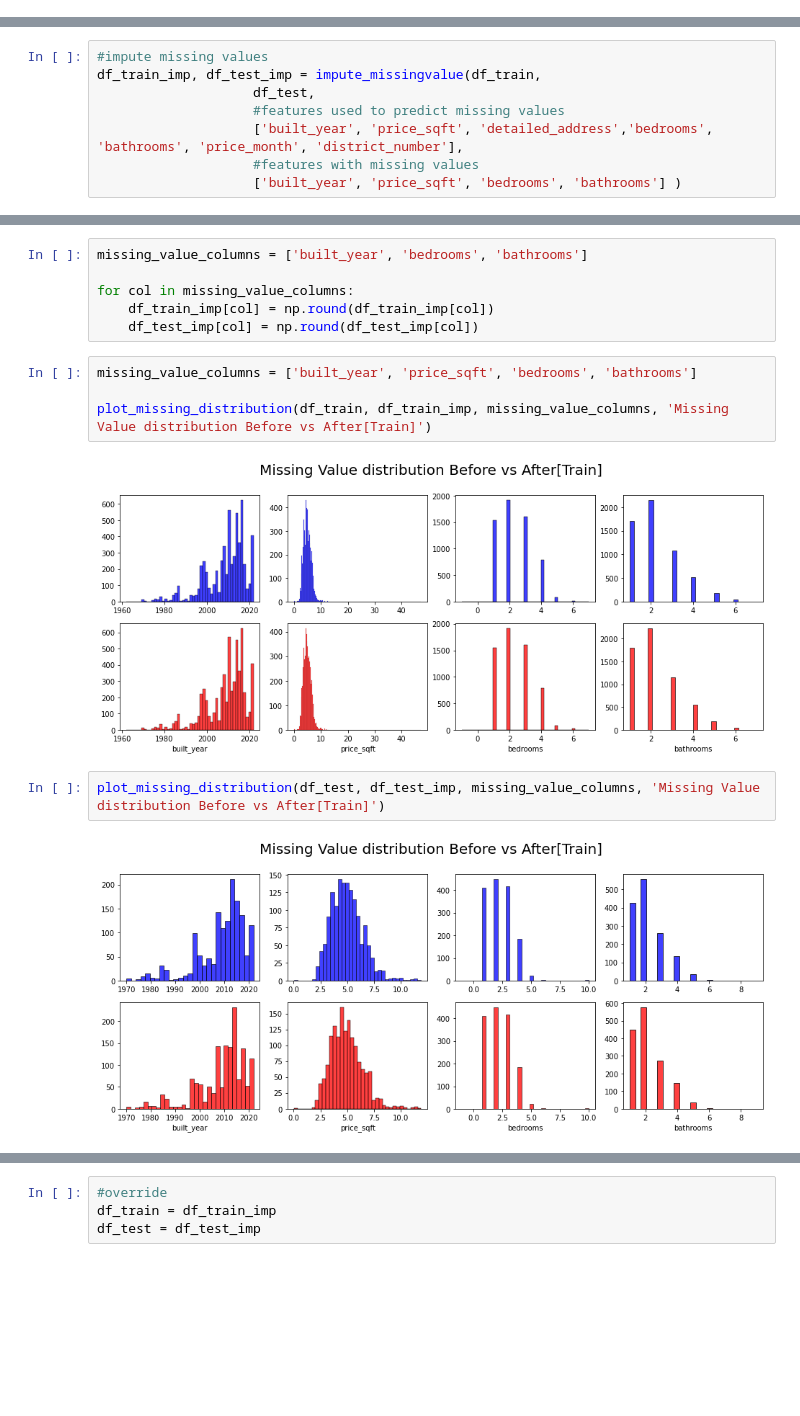
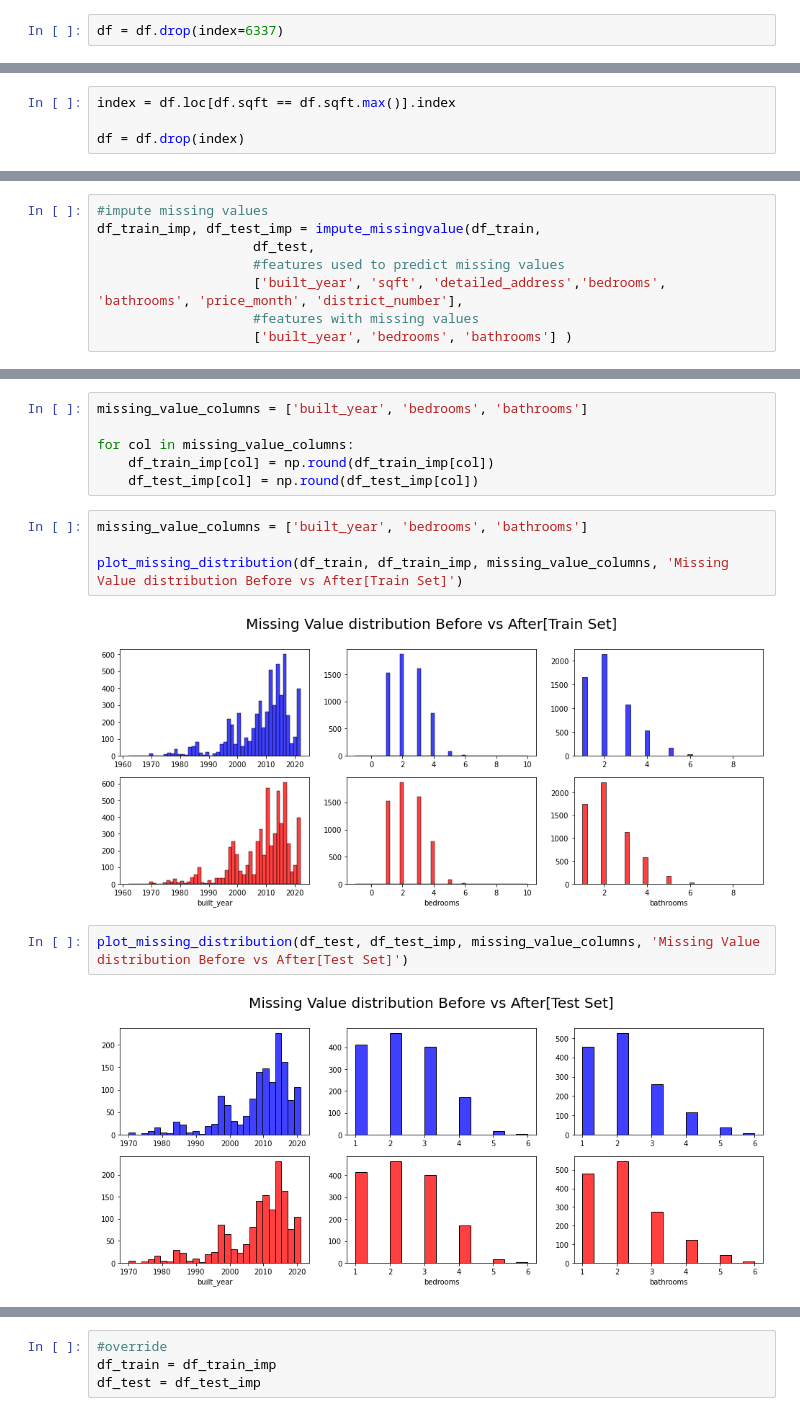
Before and after one commit to JosephSkippy/SingaporeCondoRental, a Jupyter notebook: 01 Data Cleaning.ipynb, the cells around one changed output, grey strips where cells are left out. Drawn from its saved outputs; the diff is of its cells as text; blank space fills up the shorter version.

```diff
--- a/01 Data Cleaning.ipynb
+++ b/01 Data Cleaning.ipynb
@@ -330,0 +411,2 @@ df = df.drop('neighbourhood', axis=1)
+# %%
+df = df.drop(index=6337)
@@ -330,0 +432,4 @@ df = df.drop('neighbourhood', axis=1)
+# %%
+index = df.loc[df.sqft == df.sqft.max()].index
+
+df = df.drop(index)
@@ -402,7 +541,7 @@ def plot_missing_distribution(df_before,df_after, column, title):
 df_train_imp, df_test_imp = impute_missingvalue(df_train,
                     df_test,
                     #features used to predict missing values
-                    ['built_year', 'price_sqft', 'detailed_address','bedrooms', 'bathrooms', 'price_month', 'district_number'],
+                    ['built_year', 'sqft', 'detailed_address','bedrooms', 'bathrooms', 'price_month', 'district_number'],
                     #features with missing values
-                    ['built_year', 'price_sqft', 'bedrooms', 'bathrooms'] )
+                    ['built_year', 'bedrooms', 'bathrooms'] )
 # %% [output]
@@ -424,12 +563,12 @@ for col in missing_value_columns:
     df_train_imp[col] = np.round(df_train_imp[col])
     df_test_imp[col] = np.round(df_test_imp[col])
 # %%
-missing_value_columns = ['built_year', 'price_sqft', 'bedrooms', 'bathrooms']
+missing_value_columns = ['built_year', 'bedrooms', 'bathrooms']
 
-plot_missing_distribution(df_train, df_train_imp, missing_value_columns, 'Missing Value distribution Before vs After[Train]')
+plot_missing_distribution(df_train, df_train_imp, missing_value_columns, 'Missing Value distribution Before vs After[Train Set]')
 # %% [output]
-[figure, old version]
+[figure, new version]
 # %%
-plot_missing_distribution(df_test, df_test_imp, missing_value_columns, 'Missing Value distribution Before vs After[Train]')
+plot_missing_distribution(df_test, df_test_imp, missing_value_columns, 'Missing Value distribution Before vs After[Test Set]')
 # %% [output]
-[figure, old version]
+[figure, new version]
```
Also changed, not shown: parts of 77 cells of this notebook, 4 other files.
